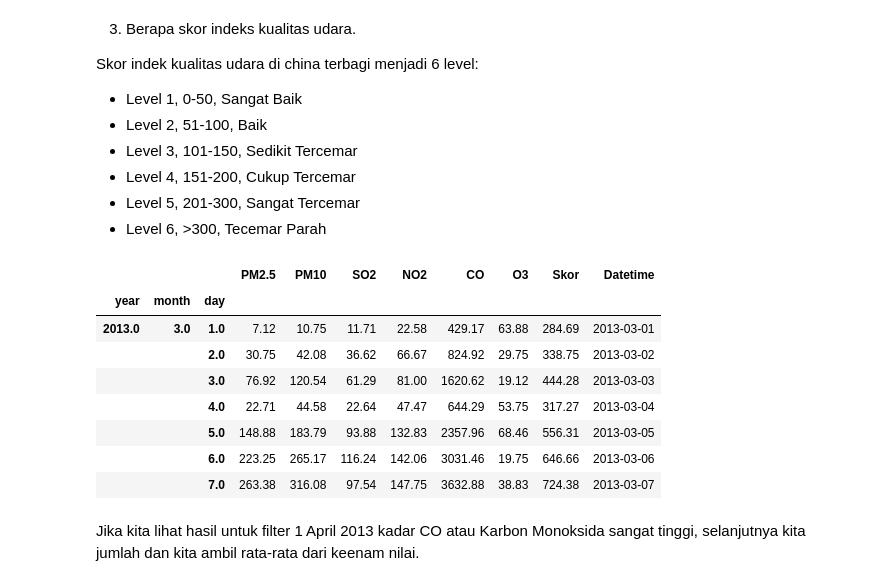
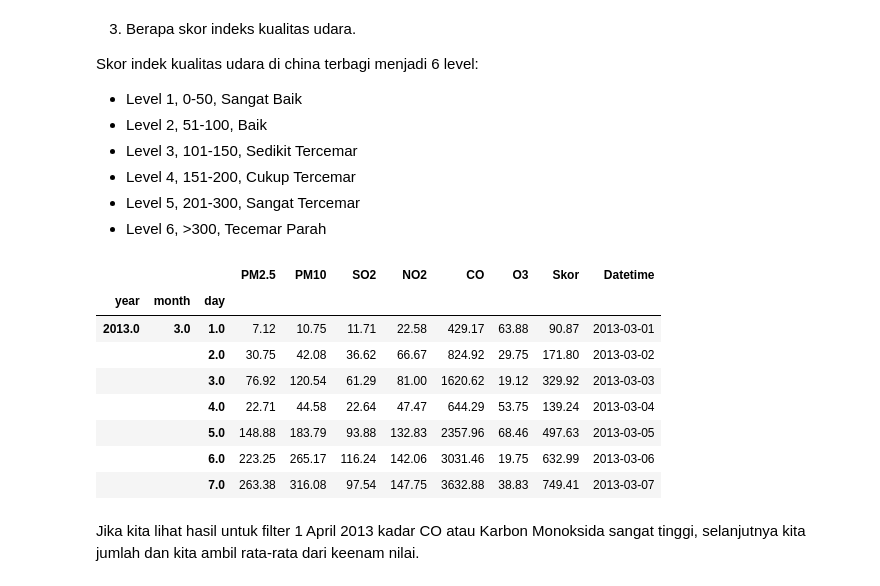
Before and after one commit to fumiya123/DA_Analisis_Data_Stasiun_Aotizhongxin, a Jupyter notebook: Analisis_Data_Udara_Stasiun_Aotizhongxin.ipynb, the cells around one changed output. Drawn from its saved outputs; the diff is of its cells as text; code cells hidden in the pictures.

```diff
--- a/Analisis_Data_Udara_Stasiun_Aotizhongxin.ipynb
+++ b/Analisis_Data_Udara_Stasiun_Aotizhongxin.ipynb
@@ -32,3 +25,6 @@ data_udara = pd.read_csv('/content/gdrive/My Drive/dataset/PRSA_Data_Aotizhongxi
+# %%
+# ambil data dari link github
+data_udara = pd.read_csv('https://raw.githubusercontent.com/fumiya123/DA_Analisis_Data_Stasiun_Aotizhongxin/main/PRSA_Data_Aotizhongxin_20130301-20170228.csv')
 # %% [markdown]
 ### Assessing Data
 # %% [markdown]
@@ -325,42 +321,42 @@ hari_sampai = 7
 # buat variabel untuk menampung nilai filter
 filter_tahun = data_udara["year"]==tahun
 filter_bulan = data_udara["month"]==bulan
 filter_hari_dari = data_udara["day"]>=hari_dari
 filter_hari_sampai = data_udara["day"]<=hari_sampai
 
 # filter data dan pengelompokan data
 data_filter = data_udara.where(filter_tahun & filter_bulan & filter_hari_dari & filter_hari_sampai).groupby(['year','month','day'])
 
 # buat variabel untuk menampung nilai 6 kolom yang akan digunakan sebagai dasar perhitungan
-# sekalian di hitung rata-ratanya karena dalam 1 hari ada 24 data untuk 6 kolom tersebut
+# sekalian di hitung rata-ratanya karena dalam 1 hari ada 24 data untuk 9 kolom tersebut
 data_skor = data_filter[['PM2.5','PM10','SO2','NO2','CO','O3','year','month','day']].mean().round(2)
 
 # buat variabel Skor untuk menampung nilai rata-rata dari 6 kolom
-Skor = data_skor.mean(axis=1).round(2)
+Skor = data_skor[['PM2.5','PM10','SO2','NO2','CO','O3']].mean(axis=1).round(2)
 
 # masukkan nilai variabel Skor ke dalam Data Frame
 data_skor.insert(6,"Skor",Skor)
 
 # membuat kolom Datetime berisi tgl
 data_skor['Datetime'] = pd.to_datetime(dict(year=data_skor.year, month=data_skor.month, day=data_skor.day))
 
 # hapus kolom yang sudah tidak dipakai
 del(data_skor['year'])
 del(data_skor['month'])
 del(data_skor['day'])
 
 # kita cek dulu tampilannya
 data_skor
 # %% [output]
 |  |  |  | PM2.5 | PM10 | SO2 | NO2 | CO | O3 | Skor | Datetime |
 | year | month | day |  |  |  |  |  |  |  |  |
-| 2013.0 | 3.0 | 1.0 | 7.12 | 10.75 | 11.71 | 22.58 | 429.17 | 63.88 | 284.69 | 2013-03-01 |
-|  |  | 2.0 | 30.75 | 42.08 | 36.62 | 66.67 | 824.92 | 29.75 | 338.75 | 2013-03-02 |
-|  |  | 3.0 | 76.92 | 120.54 | 61.29 | 81.00 | 1620.62 | 19.12 | 444.28 | 2013-03-03 |
-|  |  | 4.0 | 22.71 | 44.58 | 22.64 | 47.47 | 644.29 | 53.75 | 317.27 | 2013-03-04 |
-|  |  | 5.0 | 148.88 | 183.79 | 93.88 | 132.83 | 2357.96 | 68.46 | 556.31 | 2013-03-05 |
-|  |  | 6.0 | 223.25 | 265.17 | 116.24 | 142.06 | 3031.46 | 19.75 | 646.66 | 2013-03-06 |
-|  |  | 7.0 | 263.38 | 316.08 | 97.54 | 147.75 | 3632.88 | 38.83 | 724.38 | 2013-03-07 |
+| 2013.0 | 3.0 | 1.0 | 7.12 | 10.75 | 11.71 | 22.58 | 429.17 | 63.88 | 90.87 | 2013-03-01 |
+|  |  | 2.0 | 30.75 | 42.08 | 36.62 | 66.67 | 824.92 | 29.75 | 171.80 | 2013-03-02 |
+|  |  | 3.0 | 76.92 | 120.54 | 61.29 | 81.00 | 1620.62 | 19.12 | 329.92 | 2013-03-03 |
+|  |  | 4.0 | 22.71 | 44.58 | 22.64 | 47.47 | 644.29 | 53.75 | 139.24 | 2013-03-04 |
+|  |  | 5.0 | 148.88 | 183.79 | 93.88 | 132.83 | 2357.96 | 68.46 | 497.63 | 2013-03-05 |
+|  |  | 6.0 | 223.25 | 265.17 | 116.24 | 142.06 | 3031.46 | 19.75 | 632.99 | 2013-03-06 |
+|  |  | 7.0 | 263.38 | 316.08 | 97.54 | 147.75 | 3632.88 | 38.83 | 749.41 | 2013-03-07 |
 # %% [markdown]
 Jika kita lihat hasil untuk filter 1 April 2013 kadar CO atau Karbon Monoksida sangat tinggi, selanjutnya kita jumlah dan kita ambil rata-rata dari keenam nilai.
 # %% [markdown]
```
Also changed, not shown: parts of 7 cells of this notebook.
